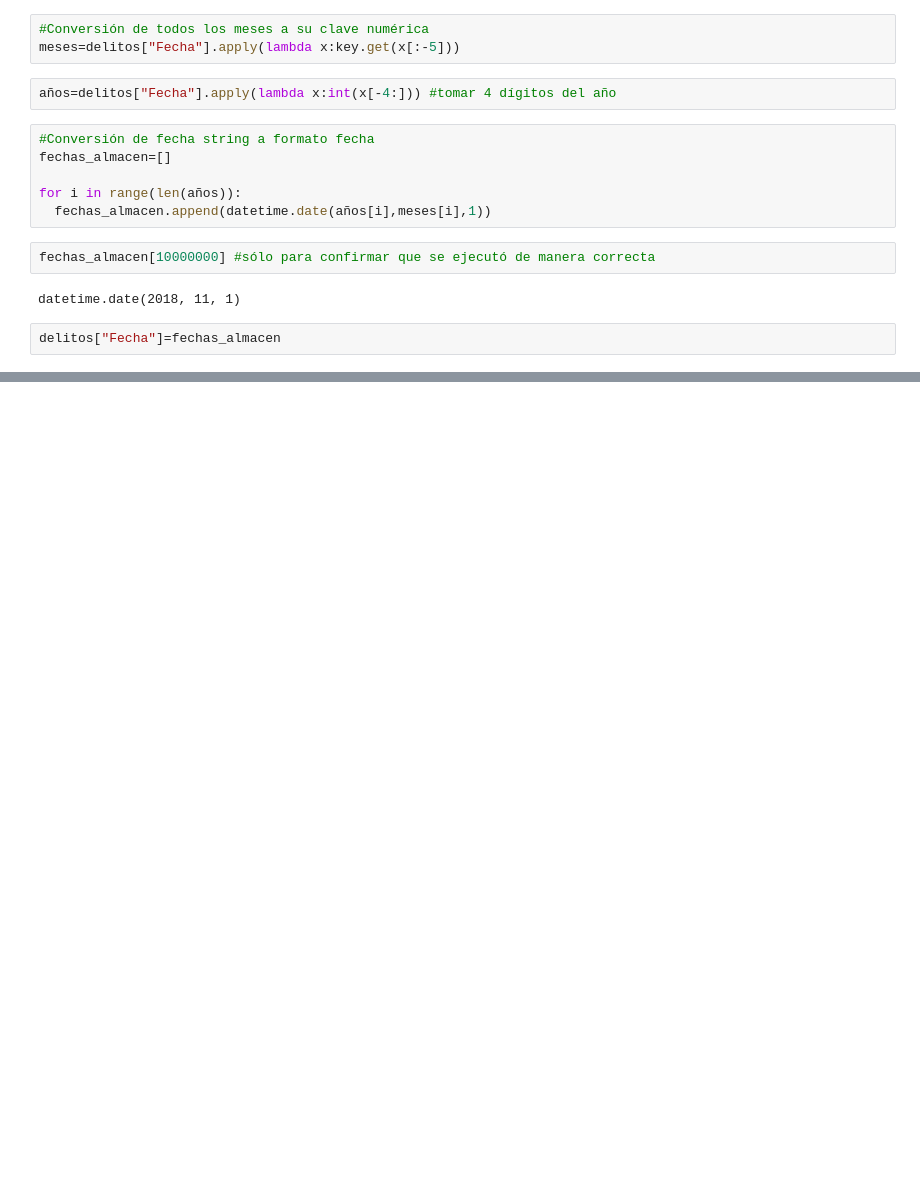
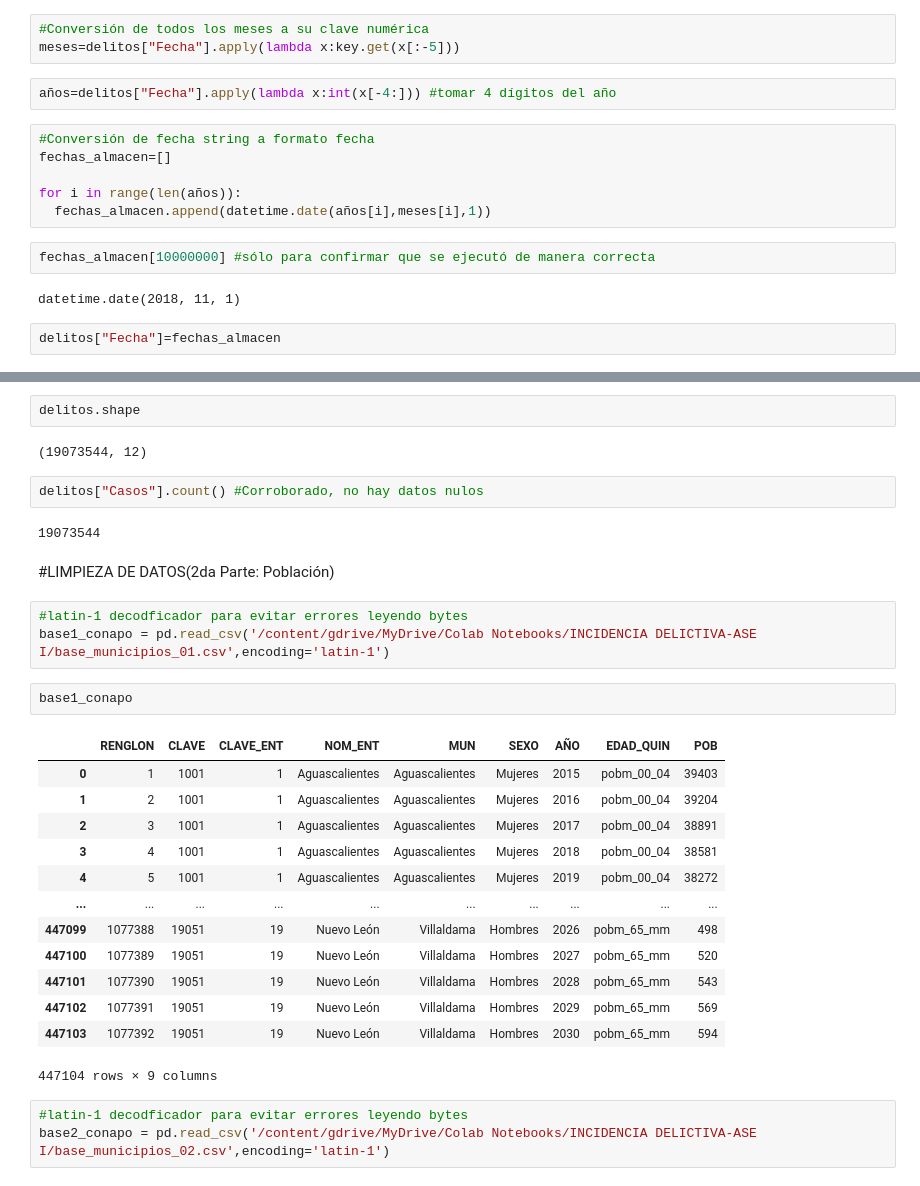
Before and after one commit to abrilgcz/Ciencia-de-Datos, a Jupyter notebook: ProyectoASE.ipynb, the cells around one changed output, grey strips where cells are left out. Cells and saved outputs as stored; diff of their text form; blank space fills up the shorter version.

```diff
--- a/ProyectoASE.ipynb
+++ b/ProyectoASE.ipynb
@@ -356,0 +364,32 @@ delitos.head()
+# %%
+delitos.shape
+# %% [output]
+(19073544, 12)
+# %%
+delitos["Casos"].count() #Corroborado, no hay datos nulos
+# %% [output]
+19073544
+# %% [markdown]
+#LIMPIEZA DE DATOS(2da Parte: Población)
+# %%
+#latin-1 decodficador para evitar errores leyendo bytes
+base1_conapo = pd.read_csv('/content/gdrive/MyDrive/Colab Notebooks/INCIDENCIA DELICTIVA-ASE I/base_municipios_01.csv',encoding='latin-1')
+# %%
+base1_conapo
+# %% [output]
+|  | RENGLON | CLAVE | CLAVE_ENT | NOM_ENT | MUN | SEXO | AÑO | EDAD_QUIN | POB |
+| 0 | 1 | 1001 | 1 | Aguascalientes | Aguascalientes | Mujeres | 2015 | pobm_00_04 | 39403 |
+| 1 | 2 | 1001 | 1 | Aguascalientes | Aguascalientes | Mujeres | 2016 | pobm_00_04 | 39204 |
+| 2 | 3 | 1001 | 1 | Aguascalientes | Aguascalientes | Mujeres | 2017 | pobm_00_04 | 38891 |
+| 3 | 4 | 1001 | 1 | Aguascalientes | Aguascalientes | Mujeres | 2018 | pobm_00_04 | 38581 |
+| 4 | 5 | 1001 | 1 | Aguascalientes | Aguascalientes | Mujeres | 2019 | pobm_00_04 | 38272 |
+| ... | ... | ... | ... | ... | ... | ... | ... | ... | ... |
+| 447099 | 1077388 | 19051 | 19 | Nuevo León | Villaldama | Hombres | 2026 | pobm_65_mm | 498 |
+| 447100 | 1077389 | 19051 | 19 | Nuevo León | Villaldama | Hombres | 2027 | pobm_65_mm | 520 |
+| 447101 | 1077390 | 19051 | 19 | Nuevo León | Villaldama | Hombres | 2028 | pobm_65_mm | 543 |
+| 447102 | 1077391 | 19051 | 19 | Nuevo León | Villaldama | Hombres | 2029 | pobm_65_mm | 569 |
+| 447103 | 1077392 | 19051 | 19 | Nuevo León | Villaldama | Hombres | 2030 | pobm_65_mm | 594 |
+447104 rows × 9 columns
+# %%
+#latin-1 decodficador para evitar errores leyendo bytes
+base2_conapo = pd.read_csv('/content/gdrive/MyDrive/Colab Notebooks/INCIDENCIA DELICTIVA-ASE I/base_municipios_02.csv',encoding='latin-1')
```
Also changed, not shown: parts of 14 cells of this notebook.
